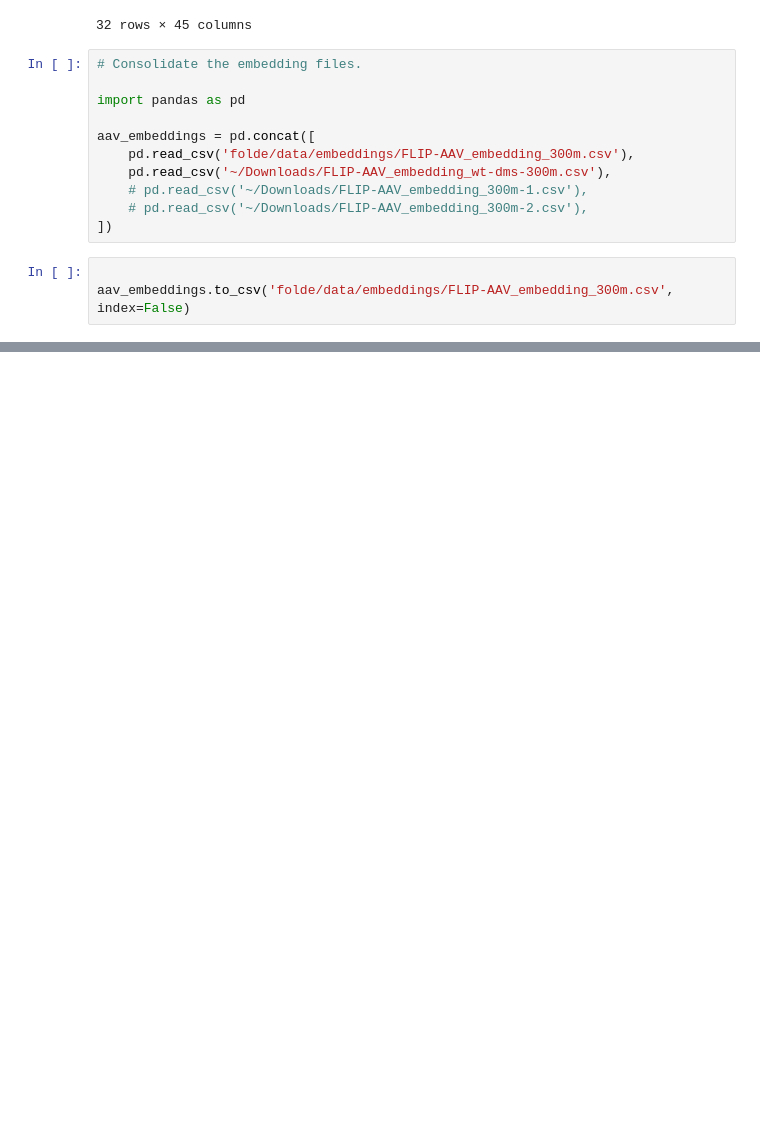
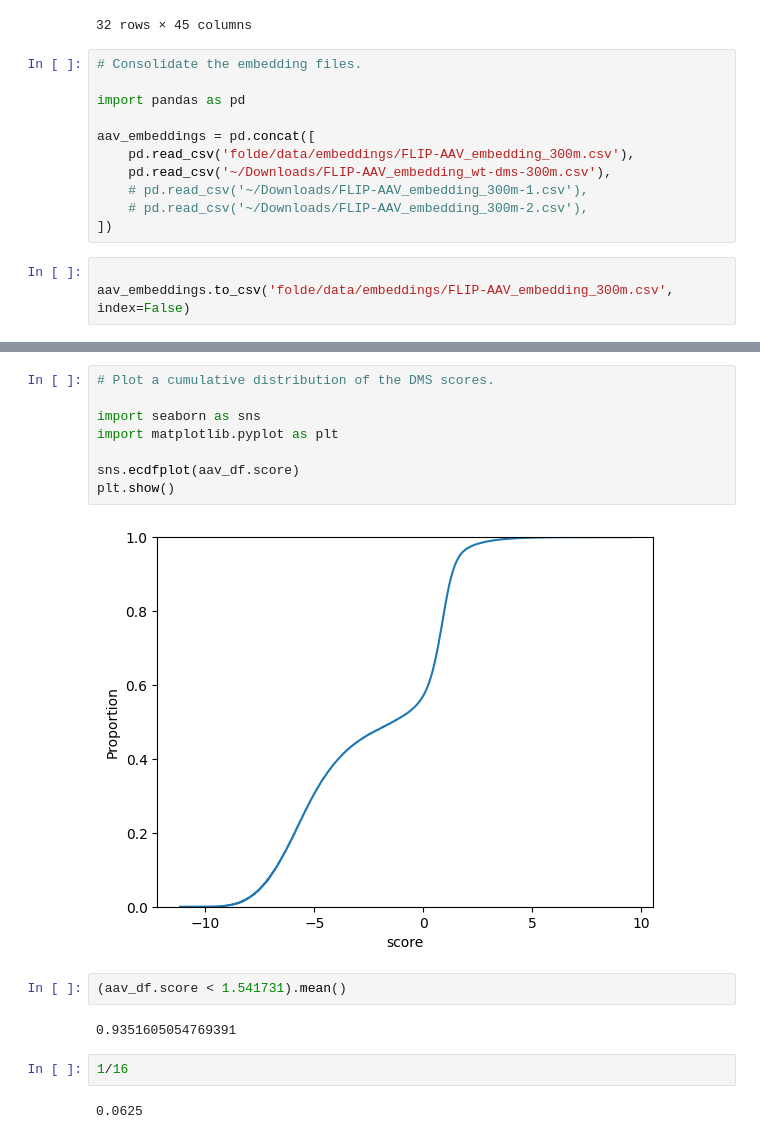
Before and after one commit to JBEI/foldy-internal, a Jupyter notebook: backend/src/notebooks/jacob/250717_multimutant_datasets.ipynb, the cells around one changed output, grey strips where cells are left out. Saved outputs shown, nothing was run; the diff lists cells and outputs as text; blank space fills up the shorter version.

```diff
--- a/backend/src/notebooks/jacob/250717_multimutant_datasets.ipynb
+++ b/backend/src/notebooks/jacob/250717_multimutant_datasets.ipynb
@@ -228,0 +266,18 @@ aav_embeddings.to_csv('folde/data/embeddings/FLIP-AAV_embedding_300m.csv', index
+# %%
+# Plot a cumulative distribution of the DMS scores.
+
+import seaborn as sns
+import matplotlib.pyplot as plt
+
+sns.ecdfplot(aav_df.score)
+plt.show()
+# %% [output]
+[figure, added]
+# %%
+(aav_df.score < 1.541731).mean()
+# %% [output]
+0.9351605054769391
+# %%
+1/16
+# %% [output]
+0.0625
```
Also changed, not shown: parts of 1 cell of this notebook, 7 other files.
